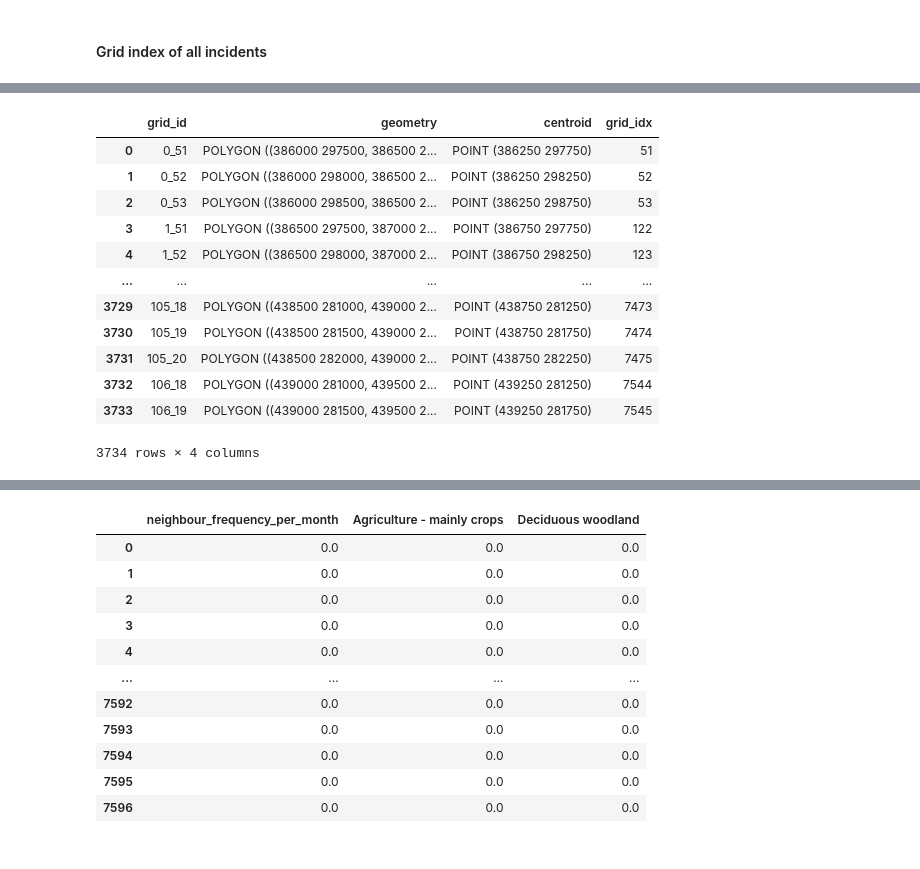
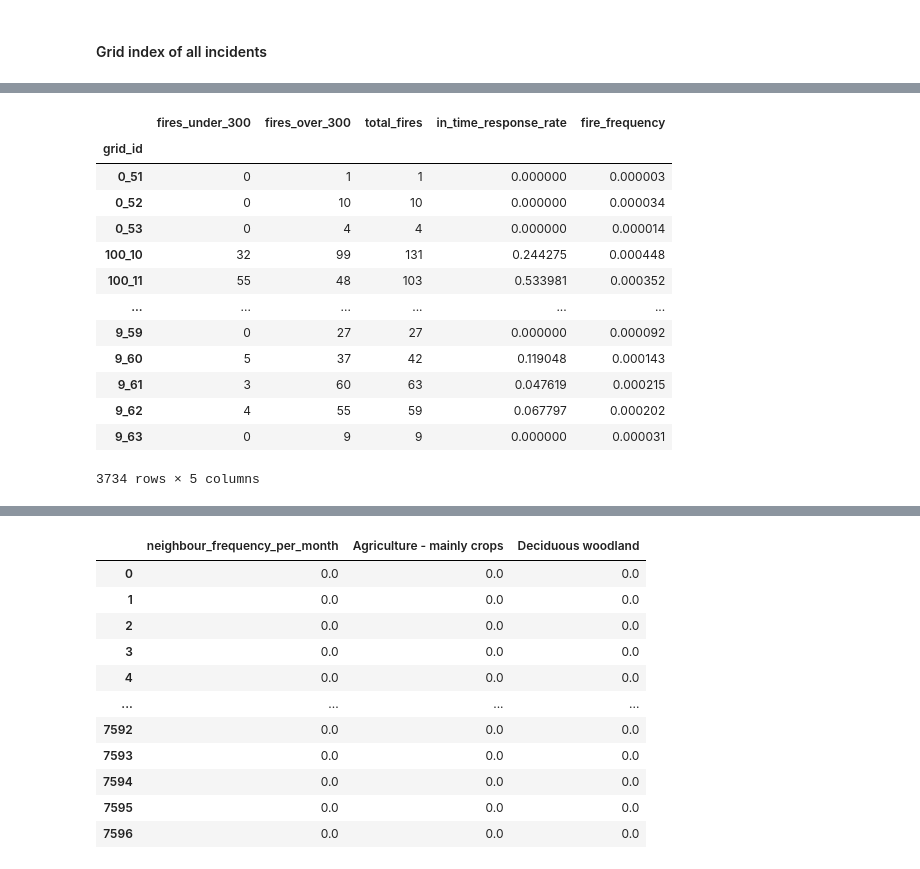
Before and after one commit to Schnappi99/Fire_Station_Optimisation_GA, a Jupyter notebook: utils/preprocess.ipynb, the cells around one changed output, grey strips where cells are left out. Drawn from its saved outputs; the diff is of its cells as text; code cells hidden in the pictures.

```diff
--- a/utils/preprocess.ipynb
+++ b/utils/preprocess.ipynb
@@ -267,17 +251,0 @@ incident_grids
-# %%
-incident_grids = grid_gpd.merge(incident_grids, on='grid_id', how='inner').copy()
-incident_grids
-# %% [output]
-|  | grid_id | geometry | centroid | grid_idx |
-| 0 | 0_51 | POLYGON ((386000 297500, 386500 2... | POINT (386250 297750) | 51 |
-| 1 | 0_52 | POLYGON ((386000 298000, 386500 2... | POINT (386250 298250) | 52 |
-| 2 | 0_53 | POLYGON ((386000 298500, 386500 2... | POINT (386250 298750) | 53 |
-| 3 | 1_51 | POLYGON ((386500 297500, 387000 2... | POINT (386750 297750) | 122 |
-| 4 | 1_52 | POLYGON ((386500 298000, 387000 2... | POINT (386750 298250) | 123 |
-| ... | ... | ... | ... | ... |
-| 3729 | 105_18 | POLYGON ((438500 281000, 439000 2... | POINT (438750 281250) | 7473 |
-| 3730 | 105_19 | POLYGON ((438500 281500, 439000 2... | POINT (438750 281750) | 7474 |
-| 3731 | 105_20 | POLYGON ((438500 282000, 439000 2... | POINT (438750 282250) | 7475 |
-| 3732 | 106_18 | POLYGON ((439000 281000, 439500 2... | POINT (439250 281250) | 7544 |
-| 3733 | 106_19 | POLYGON ((439000 281500, 439500 2... | POINT (439250 281750) | 7545 |
-3734 rows × 4 columns
@@ -291,13 +252,28 @@ np.save(data_dir / "events_grid.npy", events_grid)
 # %%
 # Calculate the number of events and total number of events within 300s in each grid_id
 metrics = incidents.groupby('grid_id')['over_response_threshold'].agg(
     fires_under_300=lambda x: np.sum(x == 0),  # Calculate the number of events with response time ≤ 300s
     fires_over_300=lambda x: np.sum(x == 1),  # Calculate the number of events with response time > 300s
     total_fires=lambda x: len(x)  # Calculate the total number of fire events in this grid
 )
 
 # Calculate the proportion  (avoid the error of 0)
 metrics['in_time_response_rate'] = metrics['fires_under_300'] / metrics['total_fires']
+metrics['fire_frequency'] = metrics['total_fires'] / len(incidents)  # Average number of fires per grid cell
 
-grid = grid.merge(metrics, on='grid_id', how='left')
-grid = grid.merge(grid_idx_map, on='grid_id', how='left')
+metrics
+# %% [output]
+|  | fires_under_300 | fires_over_300 | total_fires | in_time_response_rate | fire_frequency |
+| grid_id |  |  |  |  |  |
+| 0_51 | 0 | 1 | 1 | 0.000000 | 0.000003 |
+| 0_52 | 0 | 10 | 10 | 0.000000 | 0.000034 |
+| 0_53 | 0 | 4 | 4 | 0.000000 | 0.000014 |
+| 100_10 | 32 | 99 | 131 | 0.244275 | 0.000448 |
+| 100_11 | 55 | 48 | 103 | 0.533981 | 0.000352 |
+| ... | ... | ... | ... | ... | ... |
+| 9_59 | 0 | 27 | 27 | 0.000000 | 0.000092 |
+| 9_60 | 5 | 37 | 42 | 0.119048 | 0.000143 |
+| 9_61 | 3 | 60 | 63 | 0.047619 | 0.000215 |
+| 9_62 | 4 | 55 | 59 | 0.067797 | 0.000202 |
+| 9_63 | 0 | 9 | 9 | 0.000000 | 0.000031 |
+3734 rows × 5 columns
```
Also changed, not shown: parts of 29 cells of this notebook, 26 other files.
